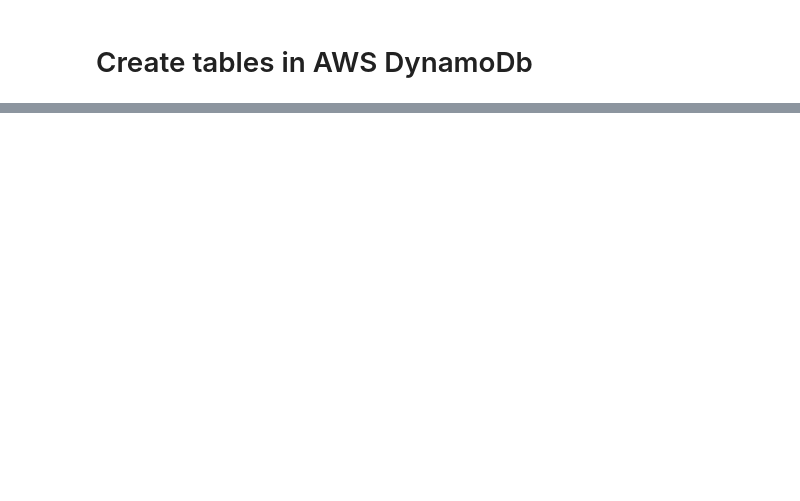
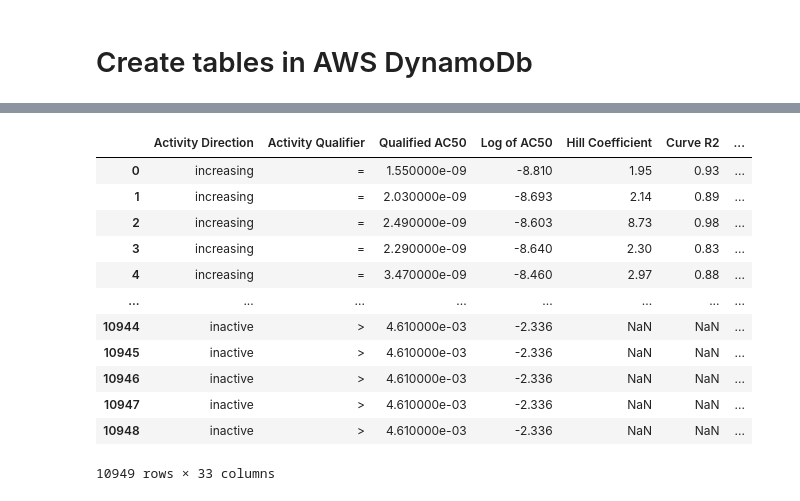
Before and after one commit to ersilia-os/bioassay-db, a Jupyter notebook: notebooks/CreateTables.ipynb, the cells around one changed output, grey strips where cells are left out. Drawn from its saved outputs; the diff is of its cells as text; code cells hidden in the pictures; blank space fills up the shorter version.

```diff
--- a/notebooks/CreateTables.ipynb
+++ b/notebooks/CreateTables.ipynb
@@ -448,0 +224,20 @@ file_name = "../7001.concise.json"
+# %%
+data = data["Data"]
+# %%
+from collections import OrderedDict
+
+sid2value = {}
+
+for i in range(len(data)):
+    results = data[i]["data"]
+    tid2value = OrderedDict()
+    for i2 in range(len(results)):
+        value = results[i2]["value"]
+        for k,v in value.items():
+            val = v
+        tid2value[results[i2]["tid"]] = val
+    sid2value[i] = tid2value
+
+
+
+sid2value
@@ -448,0 +341,16 @@ file_name = "../7001.concise.json"
+# %%
+df
+# %% [output]
+|  | Activity Direction | Activity Qualifier | Qualified AC50 | Log of AC50 | Hill Coefficient | Curve R2 | ... |
+| 0 | increasing | = | 1.550000e-09 | -8.810 | 1.95 | 0.93 | ... |
+| 1 | increasing | = | 2.030000e-09 | -8.693 | 2.14 | 0.89 | ... |
+| 2 | increasing | = | 2.490000e-09 | -8.603 | 8.73 | 0.98 | ... |
+| 3 | increasing | = | 2.290000e-09 | -8.640 | 2.30 | 0.83 | ... |
+| 4 | increasing | = | 3.470000e-09 | -8.460 | 2.97 | 0.88 | ... |
+| ... | ... | ... | ... | ... | ... | ... | ... |
+| 10944 | inactive | > | 4.610000e-03 | -2.336 | NaN | NaN | ... |
+| 10945 | inactive | > | 4.610000e-03 | -2.336 | NaN | NaN | ... |
+| 10946 | inactive | > | 4.610000e-03 | -2.336 | NaN | NaN | ... |
+| 10947 | inactive | > | 4.610000e-03 | -2.336 | NaN | NaN | ... |
+| 10948 | inactive | > | 4.610000e-03 | -2.336 | NaN | NaN | ... |
+10949 rows × 33 columns
```
Also changed, not shown: parts of 40 cells of this notebook, 3 other files.
